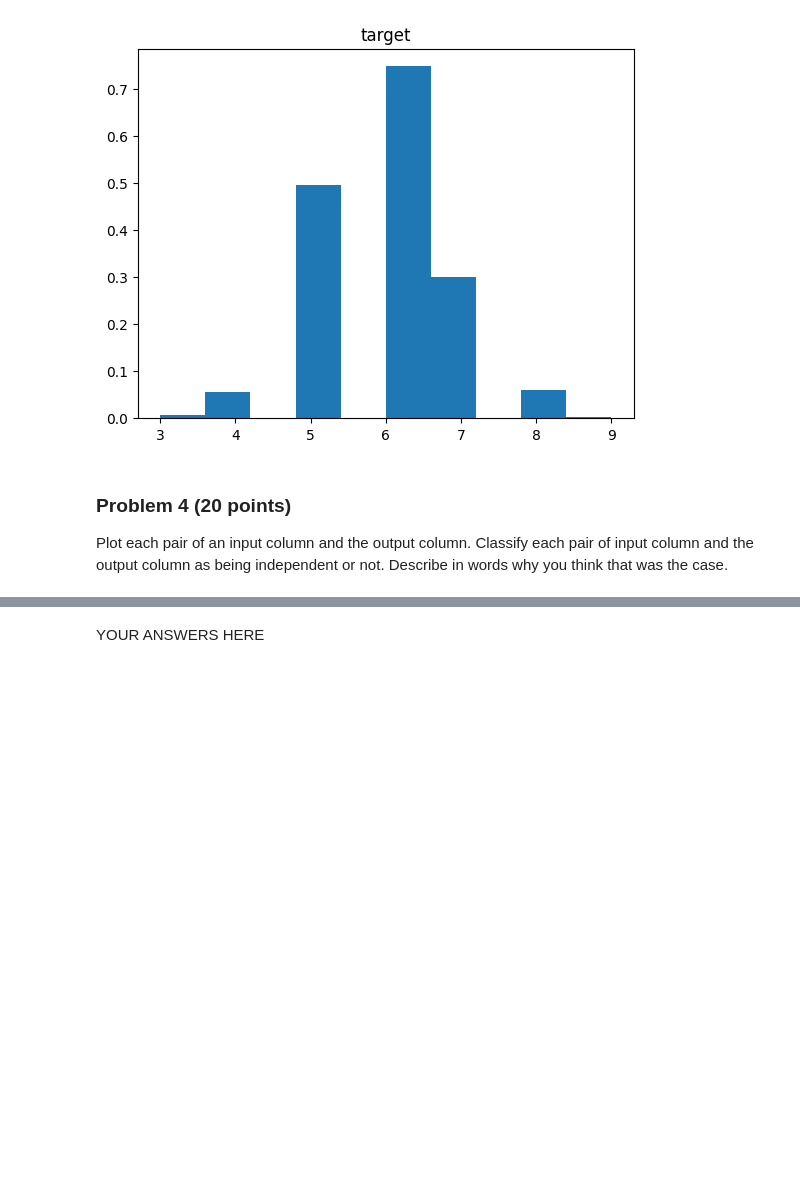
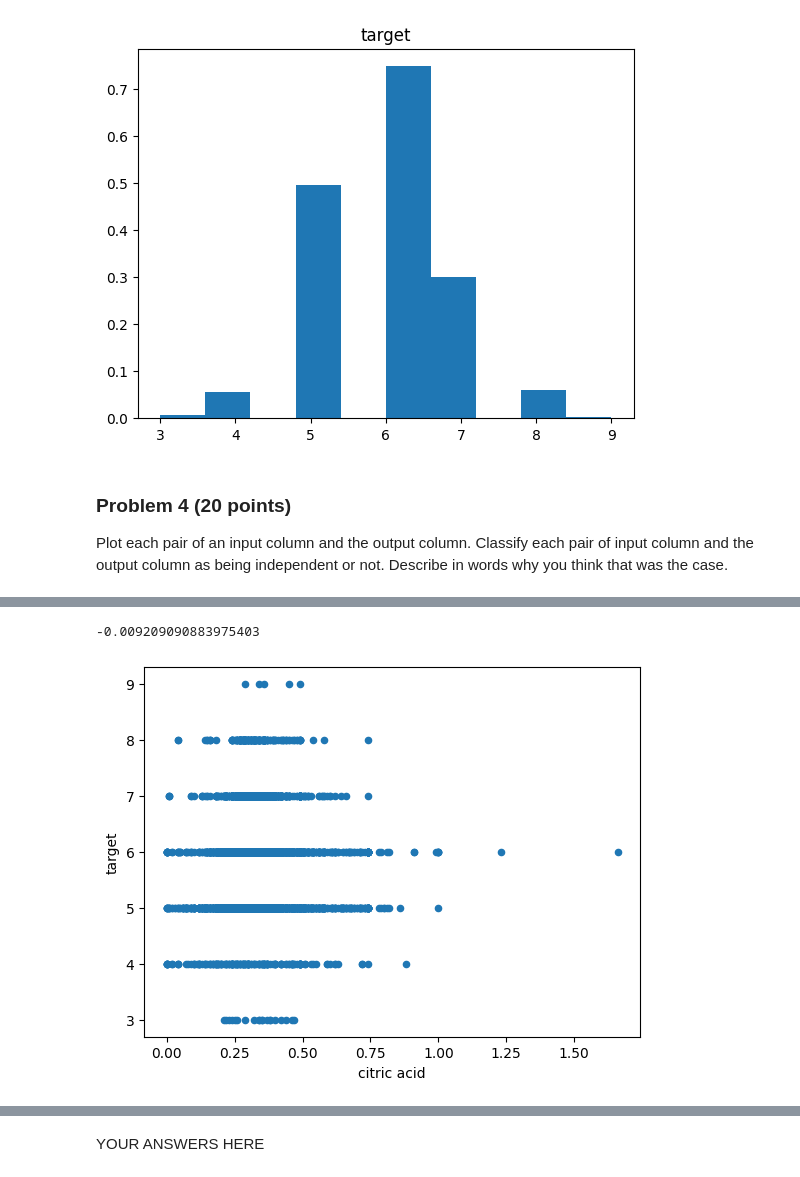
Before and after one commit to brittanygenzmann/dx601-final-project, a Jupyter notebook: project.ipynb, the cells around one changed output, grey strips where cells are left out. Saved outputs shown, nothing was run; the diff lists cells and outputs as text; code cells hidden in the pictures; blank space fills up the shorter version.

```diff
--- a/project.ipynb
+++ b/project.ipynb
@@ -197,0 +212,8 @@ Describe in words why you think that was the case.
+# %%
+# citric acid
+wine.plot.scatter(x='citric acid', y='target');
+corr= wine['citric acid'].corr(wine['target'])
+print(corr)
+# %% [output]
+-0.009209090883975403
+[figure, added]
```
Also changed, not shown: parts of 12 cells of this notebook.
